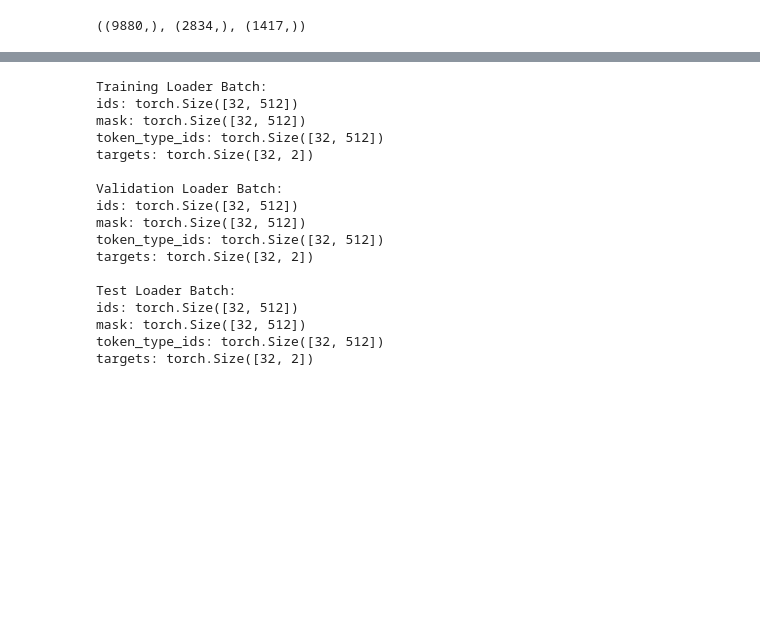
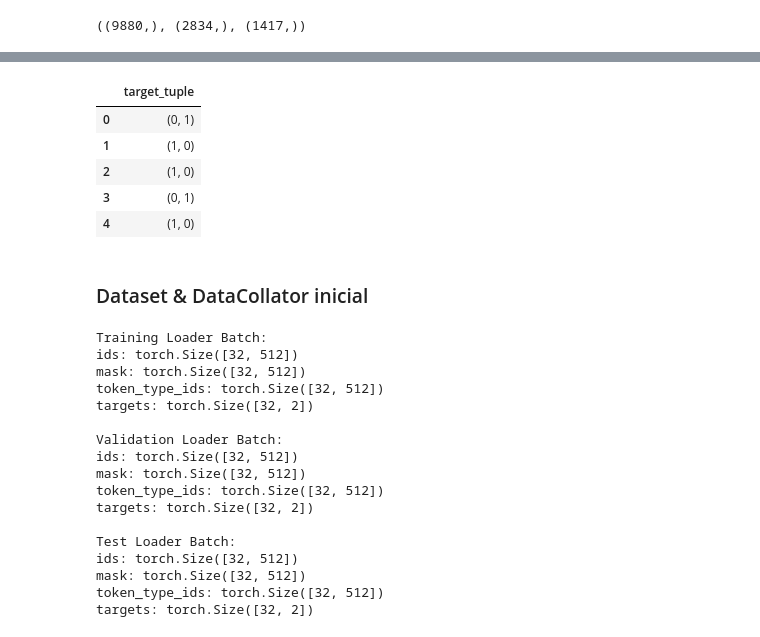
Before and after one commit to Cortijo02/NLP, a Jupyter notebook: entrega.ipynb, the cells around one changed output, grey strips where cells are left out. Saved outputs shown, nothing was run; the diff lists cells and outputs as text; code cells hidden in the pictures; blank space fills up the shorter version.

```diff
--- a/entrega.ipynb
+++ b/entrega.ipynb
@@ -411,3 +394,14 @@ display(pd.DataFrame(y_train))
+# %%
+pd.DataFrame(y_train).head(5)
+# %% [output]
+|  | target_tuple |
+| 0 | (0, 1) |
+| 1 | (1, 0) |
+| 2 | (1, 0) |
+| 3 | (0, 1) |
+| 4 | (1, 0) |
+# %% [markdown]
+### Dataset & DataCollator inicial
 # %%
 class AiClassificationDataset(Dataset):
     def __init__(self, dataframe, labels):
```
Also changed, not shown: parts of 14 cells of this notebook.
